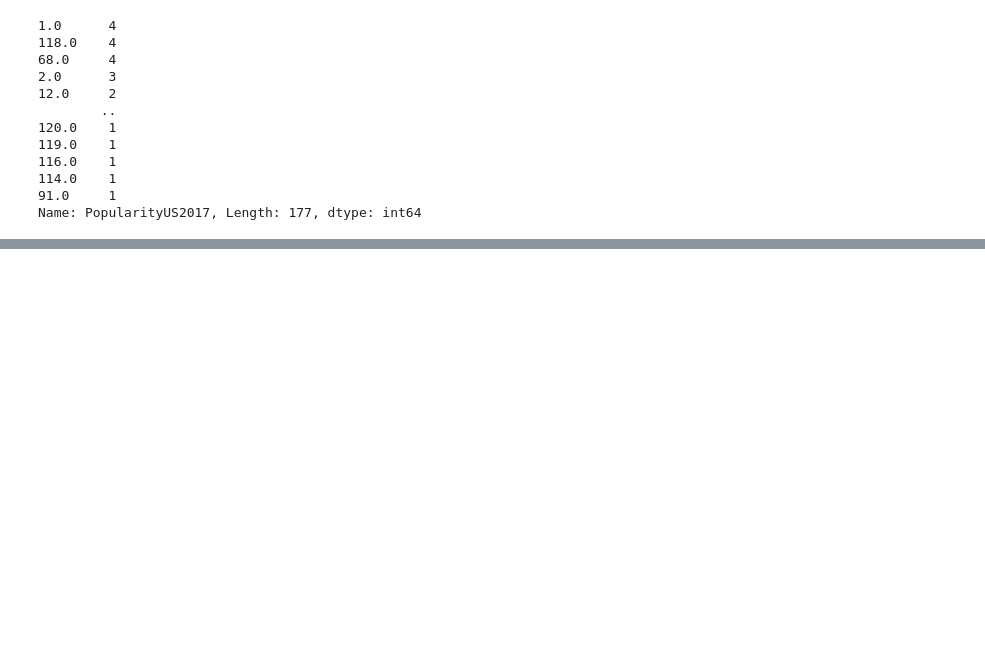
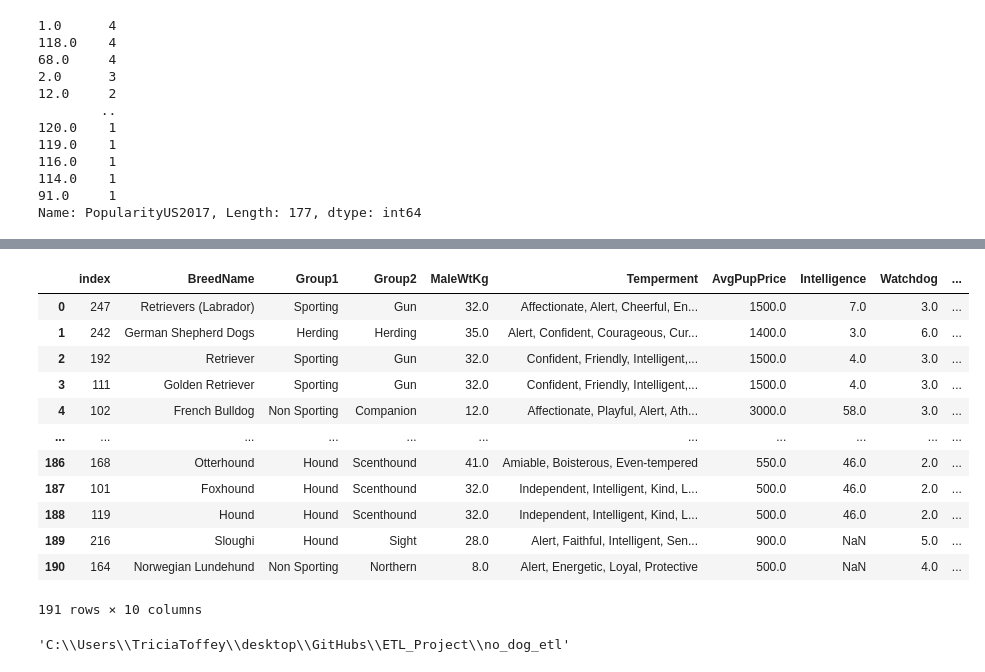
Before and after one commit to anikraze/no_dog_etl, a Jupyter notebook: Untitled.ipynb, the cells around one changed output, grey strips where cells are left out. Drawn from its saved outputs; the diff is of its cells as text; code cells hidden in the pictures; blank space fills up the shorter version.

```diff
--- a/Untitled.ipynb
+++ b/Untitled.ipynb
@@ -143,0 +190,3 @@ Name: PopularityUS2017, Length: 177, dtype: int64
+# %%
+df.loc[df.PopularityUS2017 == 2.0, 'BreedName'] = "German Shepherd Dogs"
+#Changed Shepherd, German Shepherd Dog & White German Shepherd to German Shepherd Dogs
@@ -143,0 +200,3 @@ Name: PopularityUS2017, Length: 177, dtype: int64
+# %%
+df.loc[df.PopularityUS2017 == 12.0, 'BreedName'] = "Siberian Hukies"
+#Changed Husky &  Siberian Husky to Siberian Huskies
@@ -143,0 +233,3 @@ Name: PopularityUS2017, Length: 177, dtype: int64
+# %%
+#Delete duplicate rows
+new_df=df.drop(labels=[64,31,143,8,107,220,234,235,236,209,105,121], axis=0)
@@ -143,0 +255,3 @@ Name: PopularityUS2017, Length: 177, dtype: int64
+# %%
+df=new_df
+df
@@ -143,0 +272,17 @@ Name: PopularityUS2017, Length: 177, dtype: int64
+# %%
+df.reset_index(inplace=True)
+df
+# %% [output]
+|  | index | BreedName | Group1 | Group2 | MaleWtKg | Temperment | AvgPupPrice | Intelligence | Watchdog | ... |
+| 0 | 247 | Retrievers (Labrador) | Sporting | Gun | 32.0 | Affectionate, Alert, Cheerful, En... | 1500.0 | 7.0 | 3.0 | ... |
+| 1 | 242 | German Shepherd Dogs | Herding | Herding | 35.0 | Alert, Confident, Courageous, Cur... | 1400.0 | 3.0 | 6.0 | ... |
+| 2 | 192 | Retriever | Sporting | Gun | 32.0 | Confident, Friendly, Intelligent,... | 1500.0 | 4.0 | 3.0 | ... |
+| 3 | 111 | Golden Retriever | Sporting | Gun | 32.0 | Confident, Friendly, Intelligent,... | 1500.0 | 4.0 | 3.0 | ... |
+| 4 | 102 | French Bulldog | Non Sporting | Companion | 12.0 | Affectionate, Playful, Alert, Ath... | 3000.0 | 58.0 | 3.0 | ... |
+| ... | ... | ... | ... | ... | ... | ... | ... | ... | ... | ... |
+| 186 | 168 | Otterhound | Hound | Scenthound | 41.0 | Amiable, Boisterous, Even-tempered | 550.0 | 46.0 | 2.0 | ... |
+| 187 | 101 | Foxhound | Hound | Scenthound | 32.0 | Independent, Intelligent, Kind, L... | 500.0 | 46.0 | 2.0 | ... |
+| 188 | 119 | Hound | Hound | Scenthound | 32.0 | Independent, Intelligent, Kind, L... | 500.0 | 46.0 | 2.0 | ... |
+| 189 | 216 | Sloughi | Hound | Sight | 28.0 | Alert, Faithful, Intelligent, Sen... | 900.0 | NaN | 5.0 | ... |
+| 190 | 164 | Norwegian Lundehund | Non Sporting | Northern | 8.0 | Alert, Energetic, Loyal, Protective | 500.0 | NaN | 4.0 | ... |
+191 rows × 10 columns
@@ -143,0 +291,4 @@ Name: PopularityUS2017, Length: 177, dtype: int64
+# %%
+os.getcwd()
+# %% [output]
+'C:\\Users\\TriciaToffey\\desktop\\GitHubs\\ETL_Project\\no_dog_etl'
```
Also changed, not shown: parts of 23 cells of this notebook, 1 other file.
